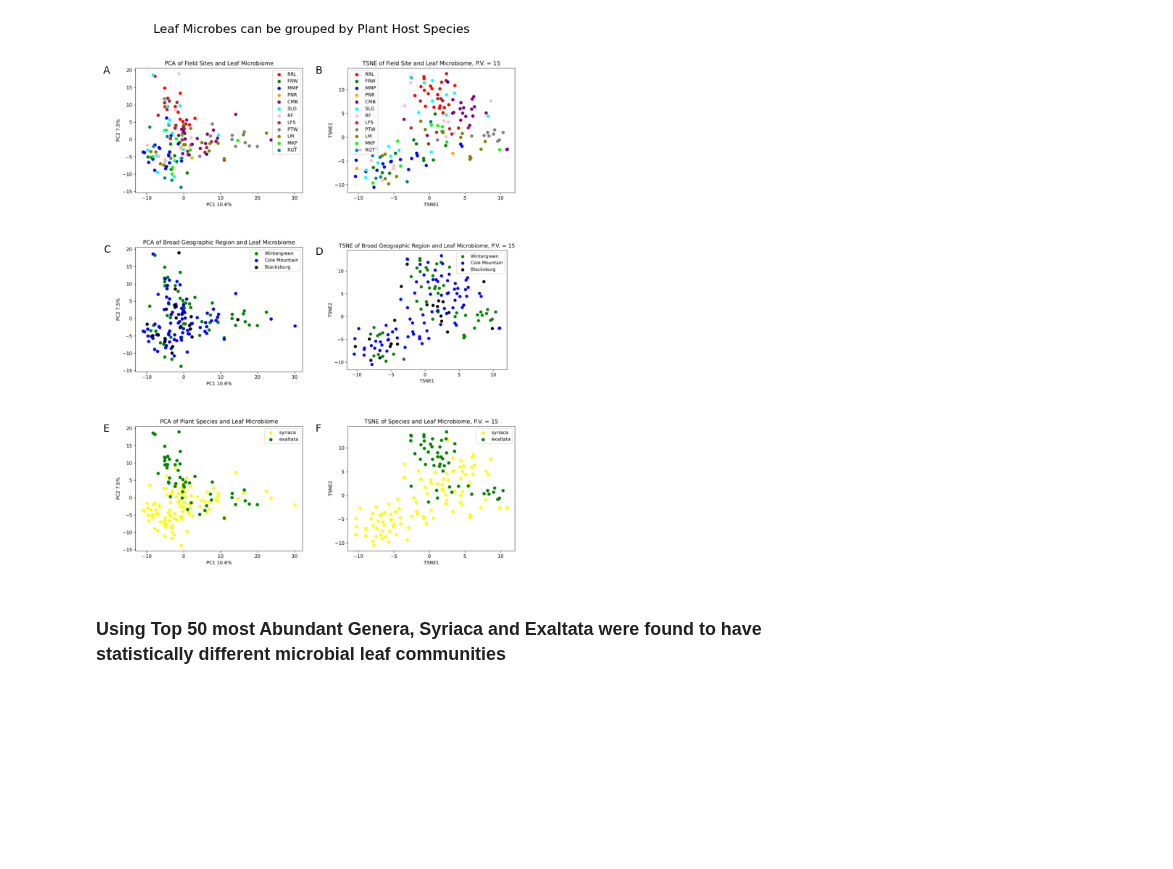
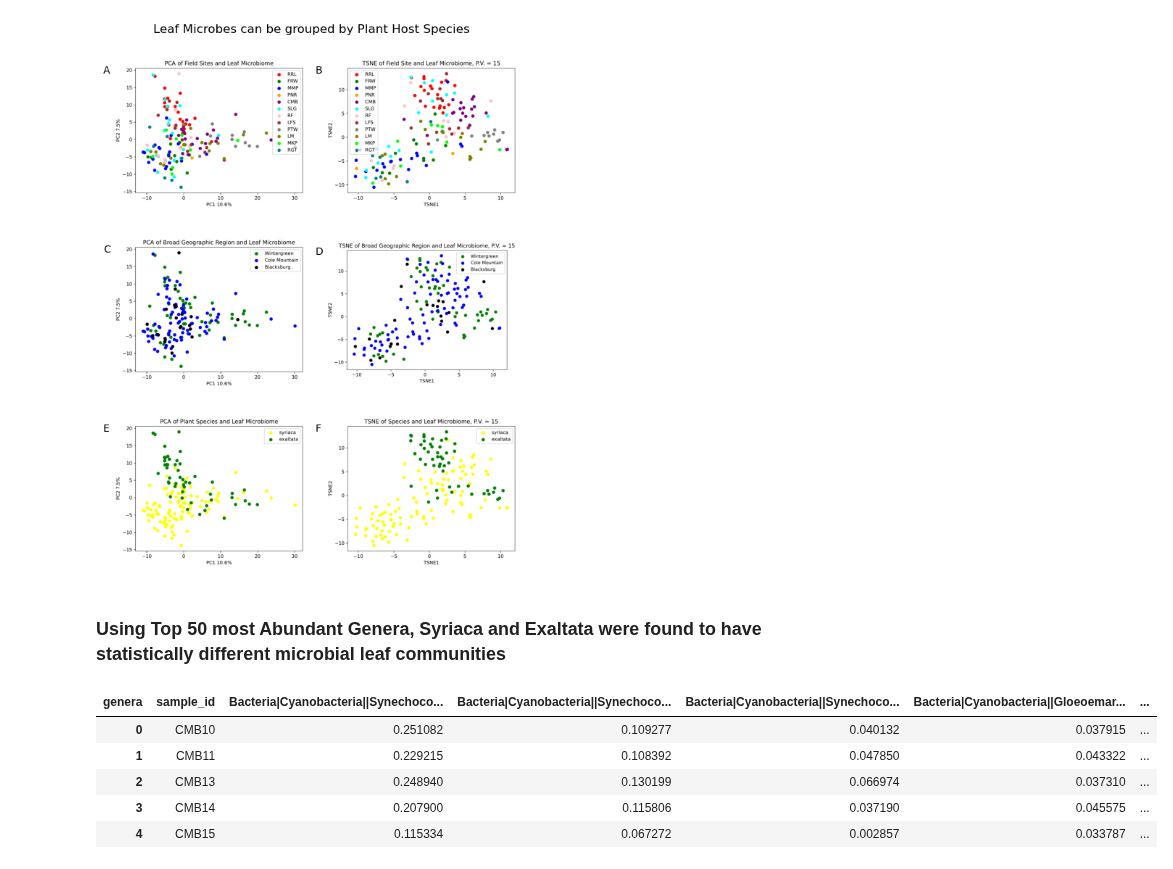
Before and after one commit to chdorgeix1/research_project, a Jupyter notebook: descriptive_analysis/FinalFigures/Plant Microbiome Figures/Combined_plant_microbe_figures.ipynb, the cells around one changed output. Cells and saved outputs as stored; diff of their text form; code cells hidden in the pictures; blank space fills up the shorter version.

```diff
--- a/descriptive_analysis/FinalFigures/Plant Microbiome Figures/Combined_plant_microbe_figures.ipynb
+++ b/descriptive_analysis/FinalFigures/Plant Microbiome Figures/Combined_plant_microbe_figures.ipynb
@@ -305,0 +296,10 @@ fig.savefig('combined_leaf_microbes.pdf', bbox_inches='tight', dpi = 1000)
+# %%
+bardf = origin_pivoted_df.drop(['site_id', 'species', 'V2'], axis=1)
+bardf.head()
+# %% [output]
+| genera | sample_id | Bacteria|Cyanobacteria||Synechoco... | Bacteria|Cyanobacteria||Synechoco... | Bacteria|Cyanobacteria||Synechoco... | Bacteria|Cyanobacteria||Gloeoemar... | ... |
+| 0 | CMB10 | 0.251082 | 0.109277 | 0.040132 | 0.037915 | ... |
+| 1 | CMB11 | 0.229215 | 0.108392 | 0.047850 | 0.043322 | ... |
+| 2 | CMB13 | 0.248940 | 0.130199 | 0.066974 | 0.037310 | ... |
+| 3 | CMB14 | 0.207900 | 0.115806 | 0.037190 | 0.045575 | ... |
+| 4 | CMB15 | 0.115334 | 0.067272 | 0.002857 | 0.033787 | ... |
```
Also changed, not shown: parts of 4 cells of this notebook, 33 other files.
